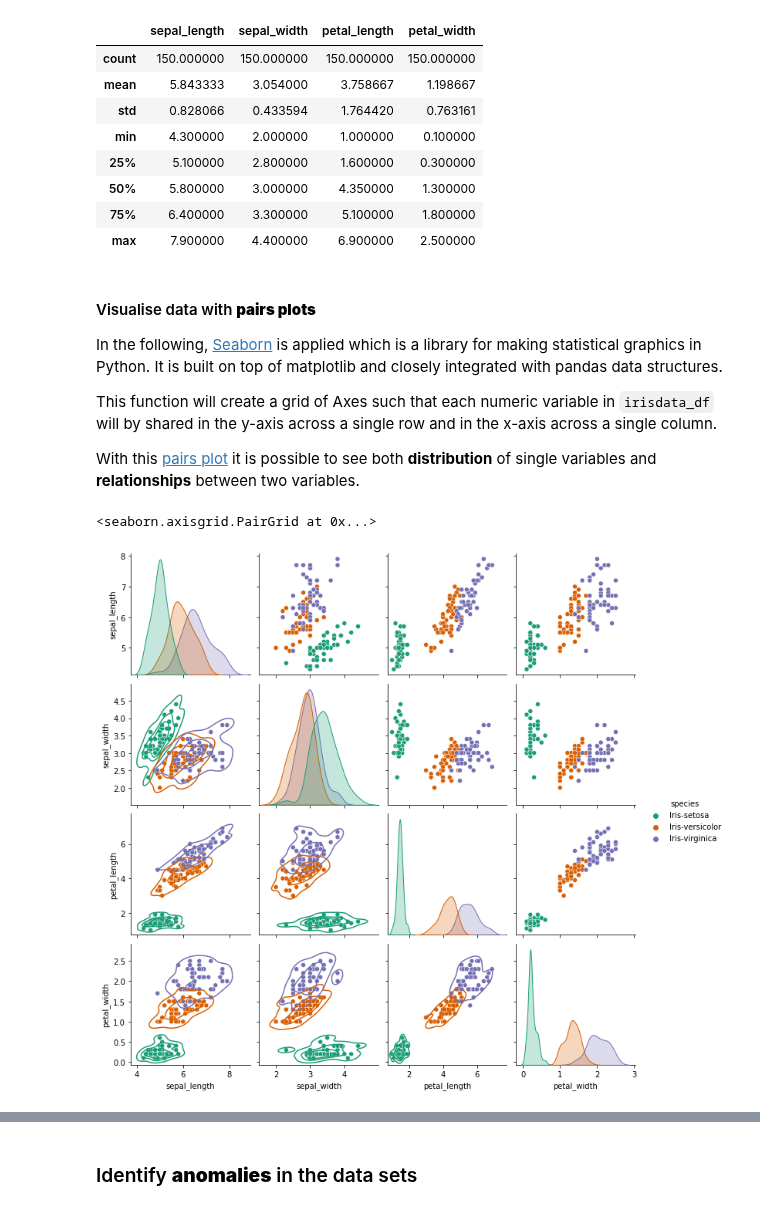
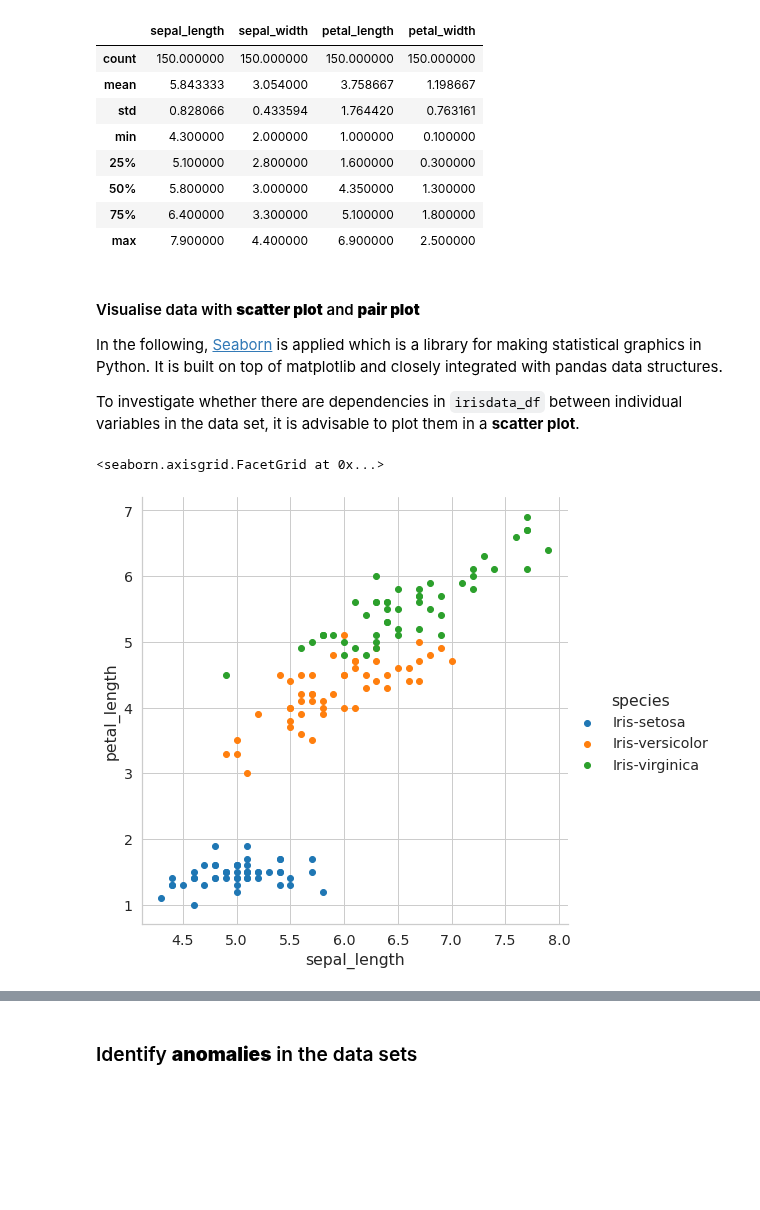
Before and after one commit to urmel79/Jupyter_GettingStarted2ML, a Jupyter notebook: SVM_Iris_parameter_tuning.ipynb, the cells around one changed output, grey strips where cells are left out. Cells and saved outputs as stored; diff of their text form; code cells hidden in the pictures; blank space fills up the shorter version.

Commit message:
added scatter plot to 'SVM_Iris_parameter_tuning.ipynb'

```diff
--- a/SVM_Iris_parameter_tuning.ipynb
+++ b/SVM_Iris_parameter_tuning.ipynb
@@ -133,18 +133,26 @@ irisdata_df.describe()
 | 75% | 6.400000 | 3.300000 | 5.100000 | 1.800000 |
 | max | 7.900000 | 4.400000 | 6.900000 | 2.500000 |
 # %% [markdown]
-#### Visualise data with **pairs plots**
+#### Visualise data with **scatter plot** and **pair plot**
 
 In the following, [Seaborn](https://seaborn.pydata.org/) is applied which is a library for making statistical graphics in Python. It is built on top of matplotlib and closely integrated with pandas data structures.
 
-This function will create a grid of Axes such that each numeric variable in `irisdata_df` will by shared in the y-axis across a single row and in the x-axis across a single column.
-
-With this [pairs plot](https://vita.had.co.nz/papers/gpp.pdf) it is possible to see both **distribution** of single variables and **relationships** between two variables.
+To investigate whether there are dependencies in `irisdata_df` between individual variables in the data set, it is advisable to plot them in a **scatter plot**.
 # %%
 import seaborn as sns
-
-g = sns.pairplot(irisdata_df, diag_kind="kde", hue='species', palette='Dark2')
-g.map_lower(sns.kdeplot, levels=4, color=".2")
-# %% [output]
-<seaborn.axisgrid.PairGrid at 0x...>
-[figure, removed]
+# %%
+# There are five preset seaborn themes: darkgrid, whitegrid, dark, white, and ticks.
+sns.set_style("whitegrid")
+# set scale of fonts
+sns.set_context("notebook", font_scale=1.3, rc={"lines.linewidth": 2.5})
+
+# 'sepal_length', 'petal_length' are iris feature data
+# 'height' used to define height of graph
+# 'hue' stores the class/label of iris dataset
+sns.FacetGrid(irisdata_df, hue ="species",
+              height = 7).map(plt.scatter,
+                              'sepal_length',
+                              'petal_length').add_legend()
+# %% [output]
+<seaborn.axisgrid.FacetGrid at 0x...>
+[figure, added]
```
Also changed, not shown: parts of 3 cells of this notebook.
